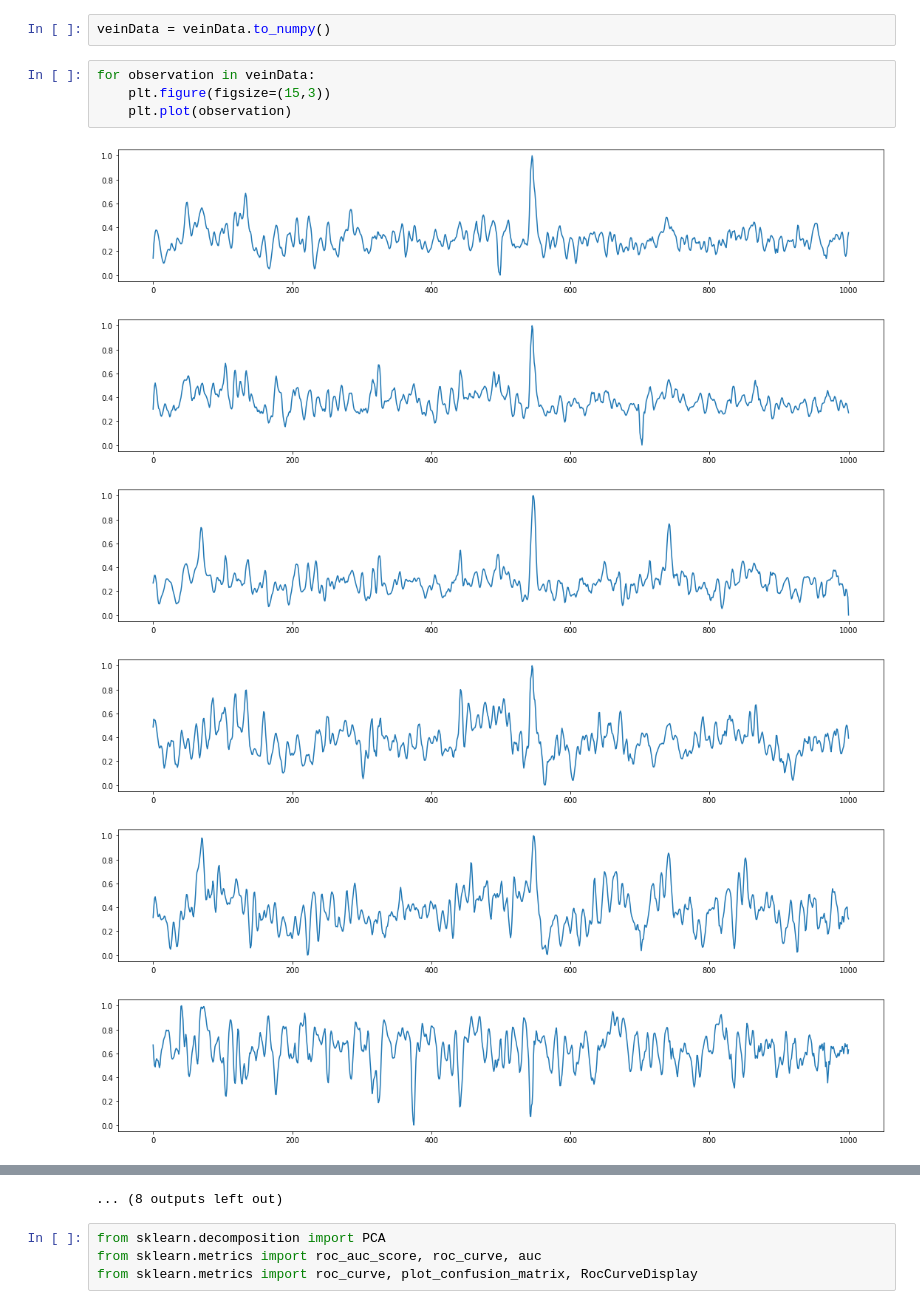
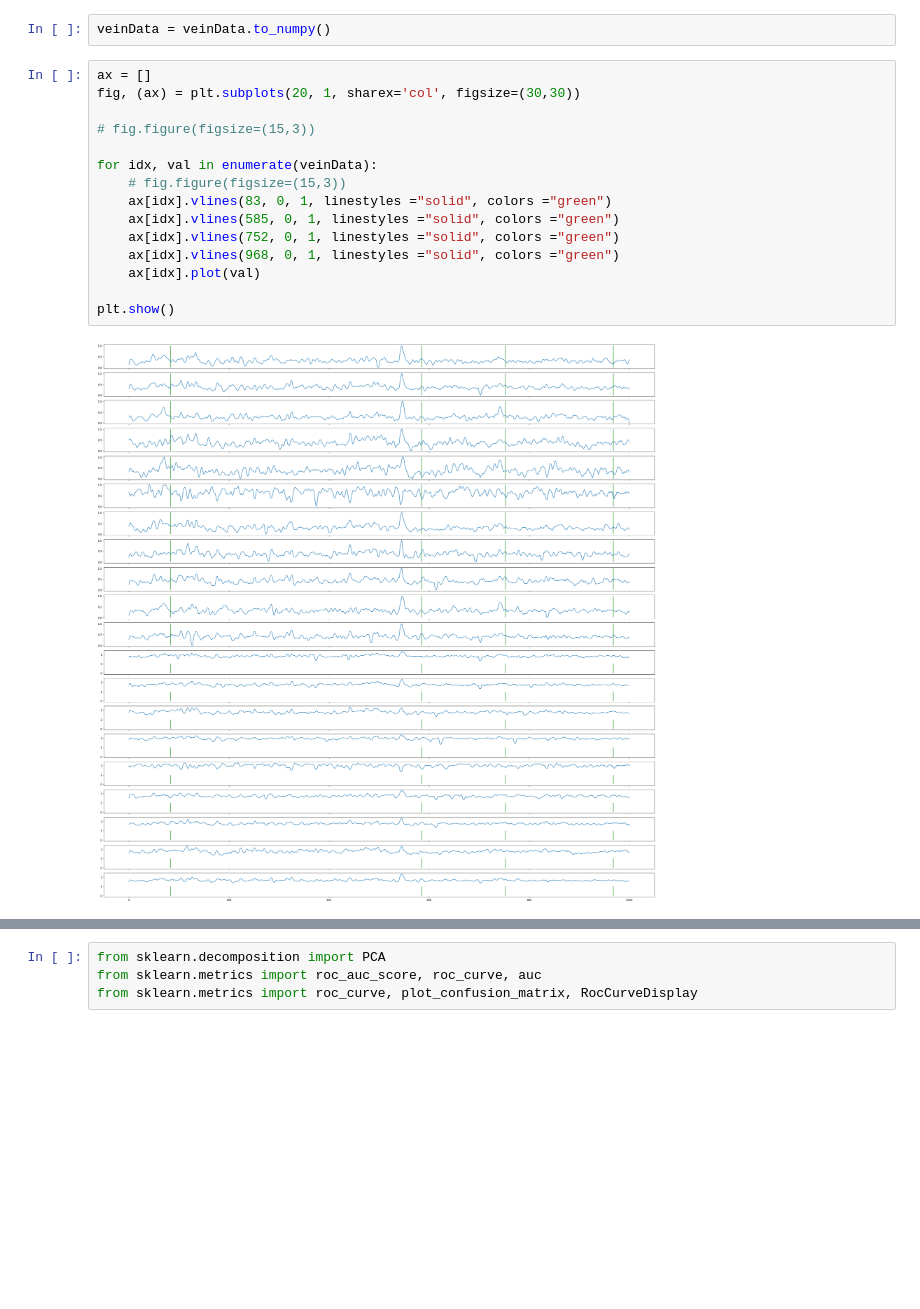
Before and after one commit to ladcva/raman_spectroscopy, a Jupyter notebook: pca_svm.ipynb, the cells around one changed output, grey strips where cells are left out. Drawn from its saved outputs; the diff is of its cells as text; blank space fills up the shorter version.

```diff
--- a/pca_svm.ipynb
+++ b/pca_svm.ipynb
@@ -67,13 +67,19 @@ veinData
 # %%
 veinData = veinData.to_numpy()
 # %%
-for observation in veinData:
-    plt.figure(figsize=(15,3))
-    plt.plot(observation)
+ax = []
+fig, (ax) = plt.subplots(20, 1, sharex='col', figsize=(30,30))
+
+# fig.figure(figsize=(15,3))
+
+for idx, val in enumerate(veinData):
+    # fig.figure(figsize=(15,3))
+    ax[idx].vlines(83, 0, 1, linestyles ="solid", colors ="green")
+    ax[idx].vlines(585, 0, 1, linestyles ="solid", colors ="green")
+    ax[idx].vlines(752, 0, 1, linestyles ="solid", colors ="green")
+    ax[idx].vlines(968, 0, 1, linestyles ="solid", colors ="green")
+    ax[idx].plot(val)
+
+plt.show()
 # %% [output]
-[figure, old version]
+[figure, new version]
-[figure, removed]
-[figure, removed]
-[figure, removed]
-[figure, removed]
-[figure, removed]
@@ -86,4 +86,3 @@ for observation in veinData:
-... (8 outputs left out)
 # %%
 from sklearn.decomposition import PCA
 from sklearn.metrics import roc_auc_score, roc_curve, auc
```
Also changed, not shown: parts of 10 cells of this notebook, 13 other files.
